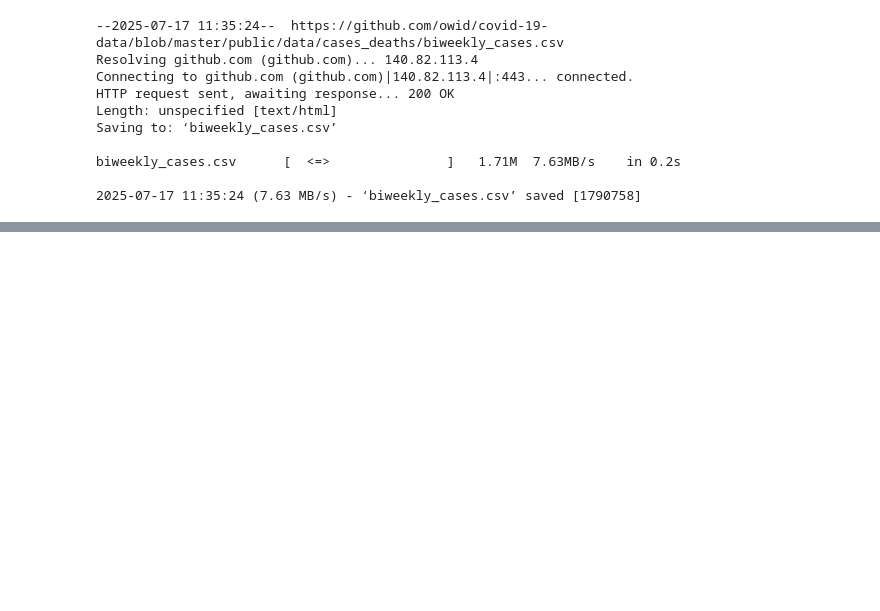
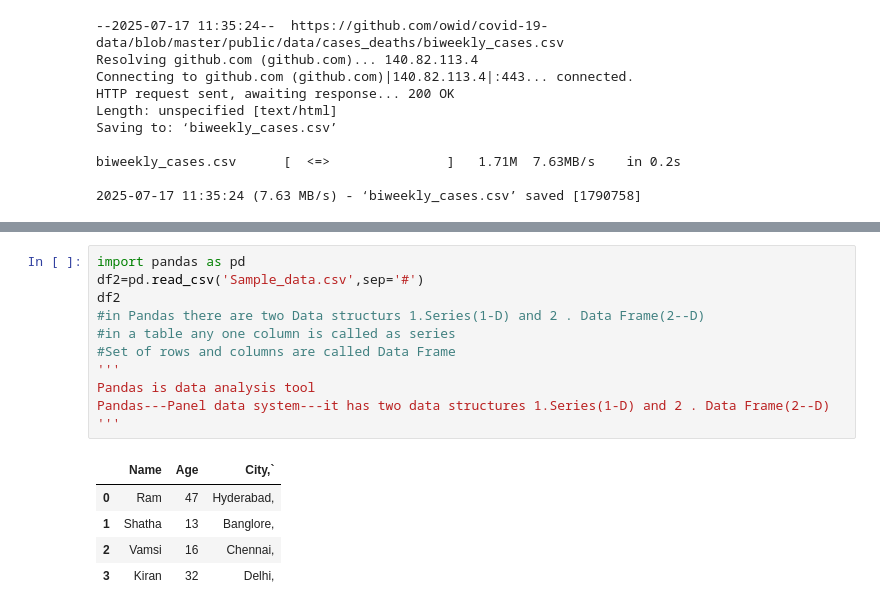
Before and after one commit to ramnagella/Demo, a Jupyter notebook: ML_Day2.ipynb, the cells around one changed output, grey strips where cells are left out. Cells and saved outputs as stored; diff of their text form; blank space fills up the shorter version.

```diff
--- a/ML_Day2.ipynb
+++ b/ML_Day2.ipynb
@@ -85,0 +140,17 @@ urls=['https://raw.githubusercontent.com/owid/covid-19-data/refs/heads/master/pu
+# %%
+import pandas as pd
+df2=pd.read_csv('Sample_data.csv',sep='#')
+df2
+#in Pandas there are two Data structurs 1.Series(1-D) and 2 . Data Frame(2--D)
+#in a table any one column is called as series
+#Set of rows and columns are called Data Frame
+'''
+Pandas is data analysis tool
+Pandas---Panel data system---it has two data structures 1.Series(1-D) and 2 . Data Frame(2--D)
+'''
+# %% [output]
+|  | Name | Age | City,` |
+| 0 | Ram | 47 | Hyderabad, |
+| 1 | Shatha | 13 | Banglore, |
+| 2 | Vamsi | 16 | Chennai, |
+| 3 | Kiran | 32 | Delhi, |
```
Also changed, not shown: parts of 10 cells of this notebook.
